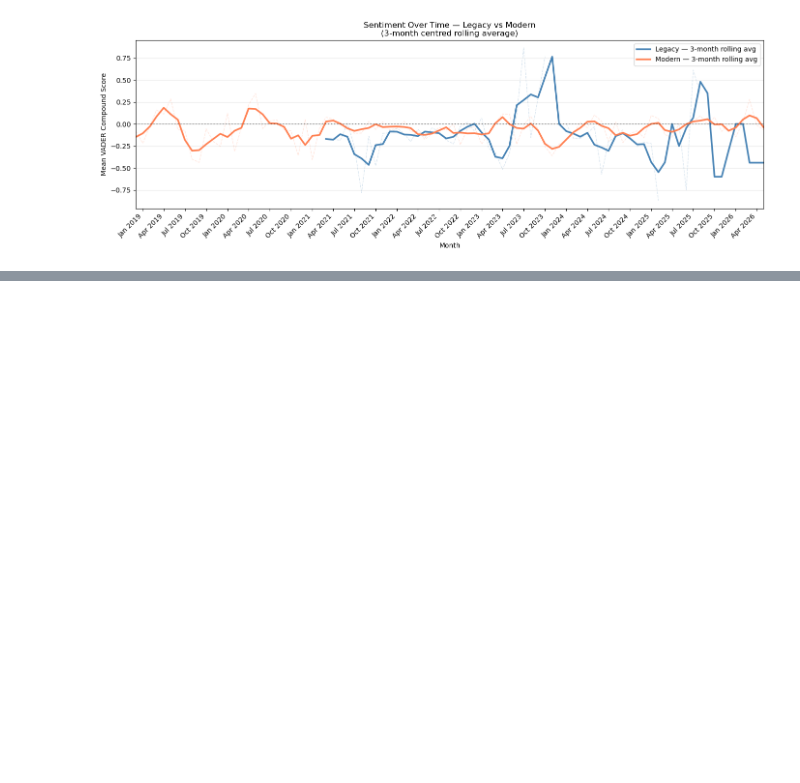
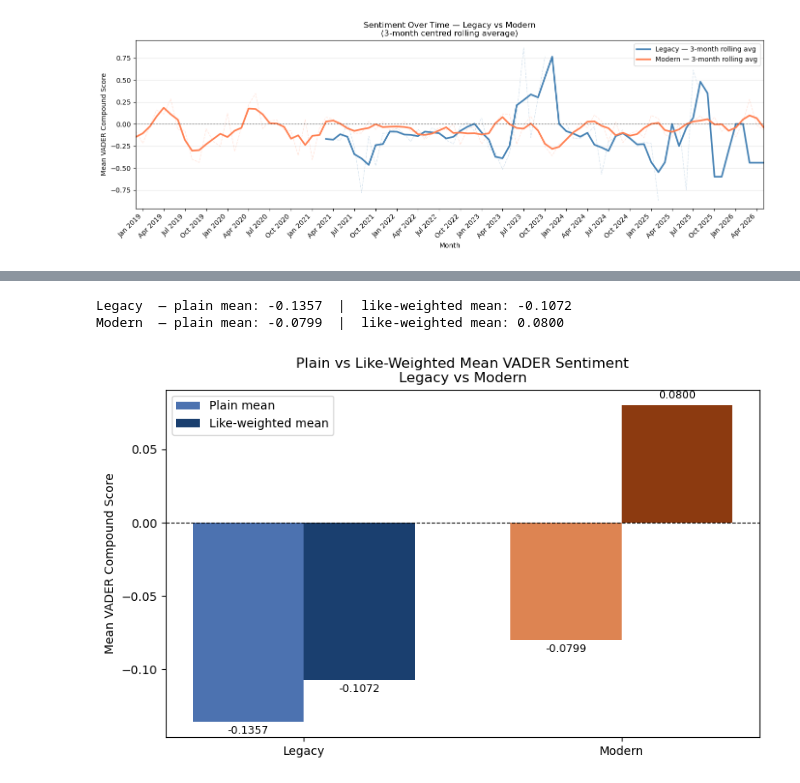
Before and after one commit to thomas-rmit/SMNA-Undergraduate-Group-37-, a Jupyter notebook: main_task.ipynb, the cells around one changed output, grey strips where cells are left out. Saved outputs shown, nothing was run; the diff lists cells and outputs as text; code cells hidden in the pictures; blank space fills up the shorter version.

```diff
--- a/main_task.ipynb
+++ b/main_task.ipynb
@@ -539,0 +451,54 @@ Modern corpus: 14220 comments
+# %%
+import matplotlib.pyplot as plt
+
+def like_weighted_vader_mean(comments):
+    """Weighted mean compound score, weighted by likeCount (likes=0 get weight 1)."""
+    total_weight = 0
+    weighted_sum = 0.0
+    for c in comments:
+        weight = max(c["likeCount"], 1)  # floor at 1 so unliked comments still count
+        weighted_sum += c["vaderCompound"] * weight
+        total_weight += weight
+    return weighted_sum / total_weight
+
+legacy_plain_mean    = legacy_summary["vader_mean"]
+modern_plain_mean    = modern_summary["vader_mean"]
+legacy_weighted_mean = like_weighted_vader_mean(legacy_comments)
+modern_weighted_mean = like_weighted_vader_mean(modern_comments)
+
+print(f"Legacy  — plain mean: {legacy_plain_mean:.4f}  |  like-weighted mean: {legacy_weighted_mean:.4f}")
+print(f"Modern  — plain mean: {modern_plain_mean:.4f}  |  like-weighted mean: {modern_weighted_mean:.4f}")
+
+# Chart
+labels  = ["Legacy", "Modern"]
+plain   = [legacy_plain_mean,    modern_plain_mean]
+weighted = [legacy_weighted_mean, modern_weighted_mean]
+
+x      = range(len(labels))
+width  = 0.35
+colors_plain    = ["#4C72B0", "#DD8452"]
+colors_weighted = ["#1a3f6f", "#8c3a10"]
+
+fig, ax = plt.subplots(figsize=(8, 5))
+bars_p = ax.bar([i - width/2 for i in x], plain,    width, label="Plain mean",        color=colors_plain)
+bars_w = ax.bar([i + width/2 for i in x], weighted, width, label="Like-weighted mean", color=colors_weighted)
+
+ax.axhline(0, color="black", linewidth=0.8, linestyle="--")
+ax.set_xticks(list(x))
+ax.set_xticklabels(labels)
+ax.set_ylabel("Mean VADER Compound Score")
+ax.set_title("Plain vs Like-Weighted Mean VADER Sentiment\nLegacy vs Modern")
+ax.legend()
+
+for bar in [*bars_p, *bars_w]:
+    val = bar.get_height()
+    offset = 0.003 if val >= 0 else -0.01
+    ax.text(bar.get_x() + bar.get_width() / 2, val + offset,
+            f"{val:.4f}", ha="center", va="bottom", fontsize=9)
+
+plt.tight_layout()
+plt.show()
+# %% [output]
+Legacy  — plain mean: -0.1357  |  like-weighted mean: -0.1072
+Modern  — plain mean: -0.0799  |  like-weighted mean: 0.0800
+[figure, added]
```
Also changed, not shown: parts of 7 cells of this notebook, 1 other file.
